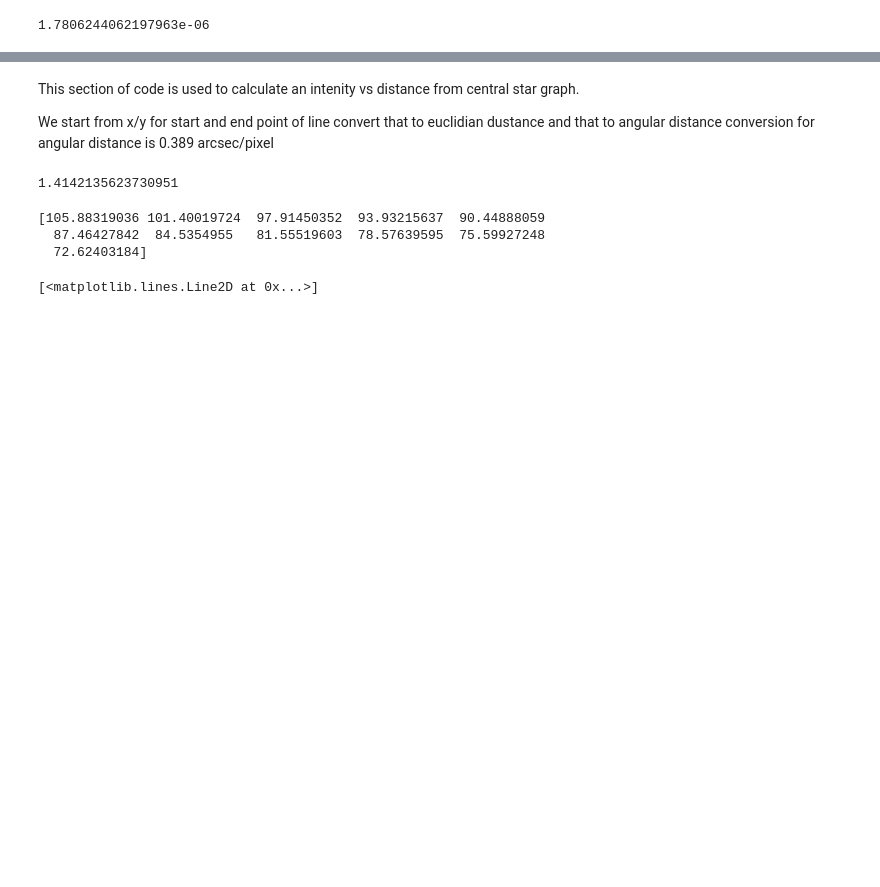
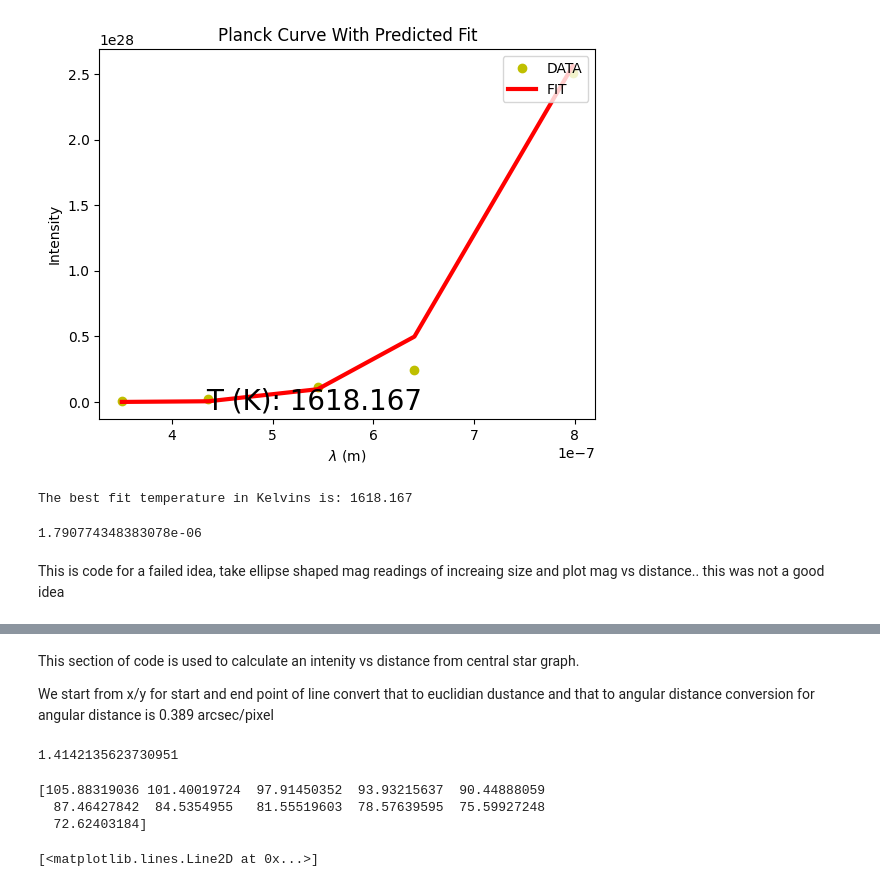
Before and after one commit to StephenJohnson-CardiffUni/Astro, a Jupyter notebook: PlankFitForWeBo.ipynb, the cells around one changed output, grey strips where cells are left out. Saved outputs shown, nothing was run; the diff lists cells and outputs as text; code cells hidden in the pictures; blank space fills up the shorter version.

```diff
--- a/PlankFitForWeBo.ipynb
+++ b/PlankFitForWeBo.ipynb
@@ -35,12 +12,39 @@ import uncertainties as uc
+# %%
+import uncertainties as uc
+from blackbody_curve import blackbody_fit
+import numpy as np
+
+wavelengths = np.array([3500,4361,5446,6407,7980])/10                     #in nm
+# aparentMagnitudes = np.array([17.273,16.2852,14.5886,13.6869,11.2188])    #My measurements
+aparentMagnitudes = np.array([uc.ufloat(17.273,0.02933),uc.ufloat(16.2852,0.00614),uc.ufloat(14.5648,0.00233),uc.ufloat(13.7033,0.00141),uc.ufloat(11.1838,0.00147)])
+aparentMagnitudes2 = np.array([17.41803,16.2912,14.4998,13.6813,11.1713]) #Jacks 2nd measurements
+
+
+'''magnitude to intensity
+M = m-5(log10(d)-1) # aparent to abs
+M = -2.5Log10 (L/3.0128x10^28) #mag from lum compared to vega
+'''
+distance = 1573.81                                          #from gaia paralax
+
+absolutMagnitudes = aparentMagnitudes - 5*(np.log10(distance)-1)
+
+intensitys = 3.0128 * 10**(-(0.4*absolutMagnitudes)+28)
+
+blackbody_fit(wavelengths, list(x.n for x in intensitys))
+# %% [output]
+[figure, added]
+The best fit temperature in Kelvins is: 1618.167
 # %%
 import scipy.constants as cons
 
-peak = cons.Wien/1627.3909
+peak = cons.Wien/1618.167
 
 print(peak)
-#1781nm Short IR
+#1791nm Short IR
 # %% [output]
-1.7806244062197963e-06
+1.790774348383078e-06
+# %% [markdown]
+This is code for a failed idea, take ellipse shaped mag readings of increaing size and plot mag vs distance.. this was not a good idea
 # %%
 ##This is with elipse
 
```
Also changed, not shown: parts of 4 cells of this notebook.
